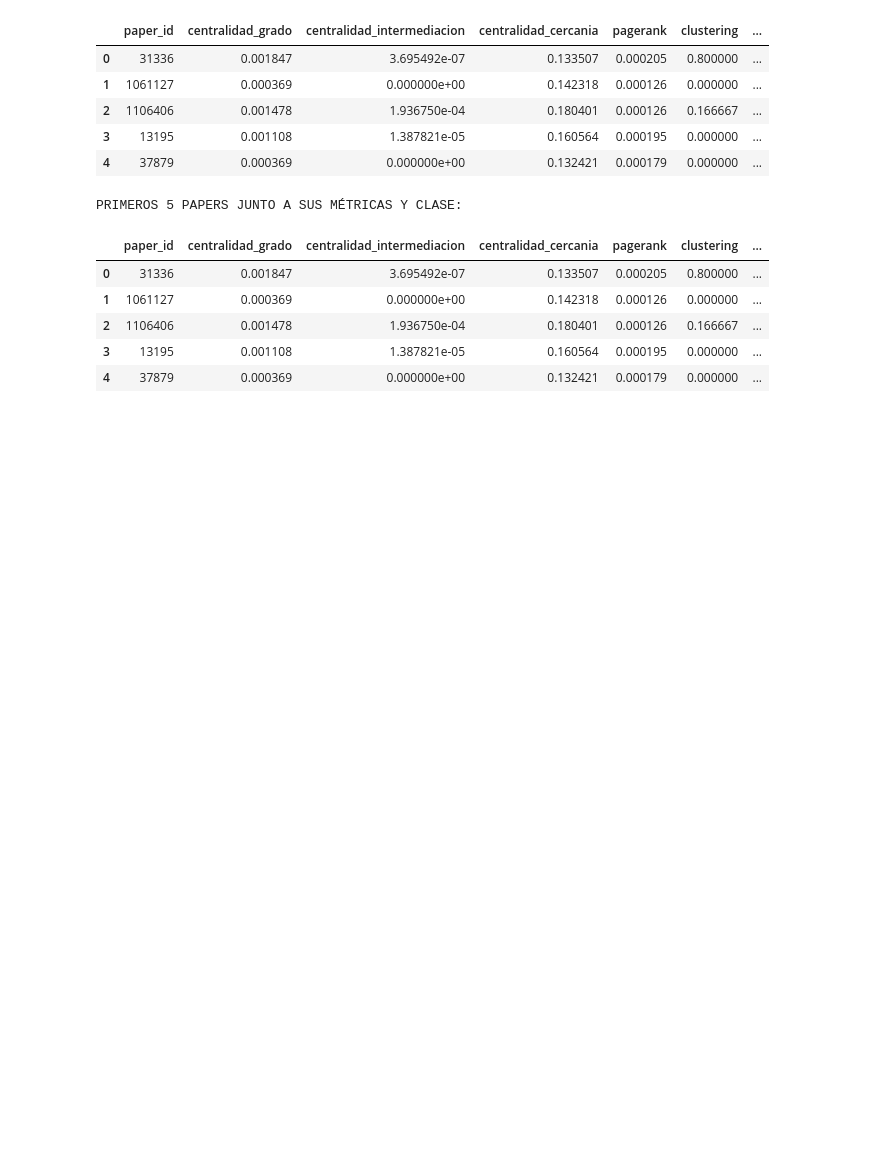
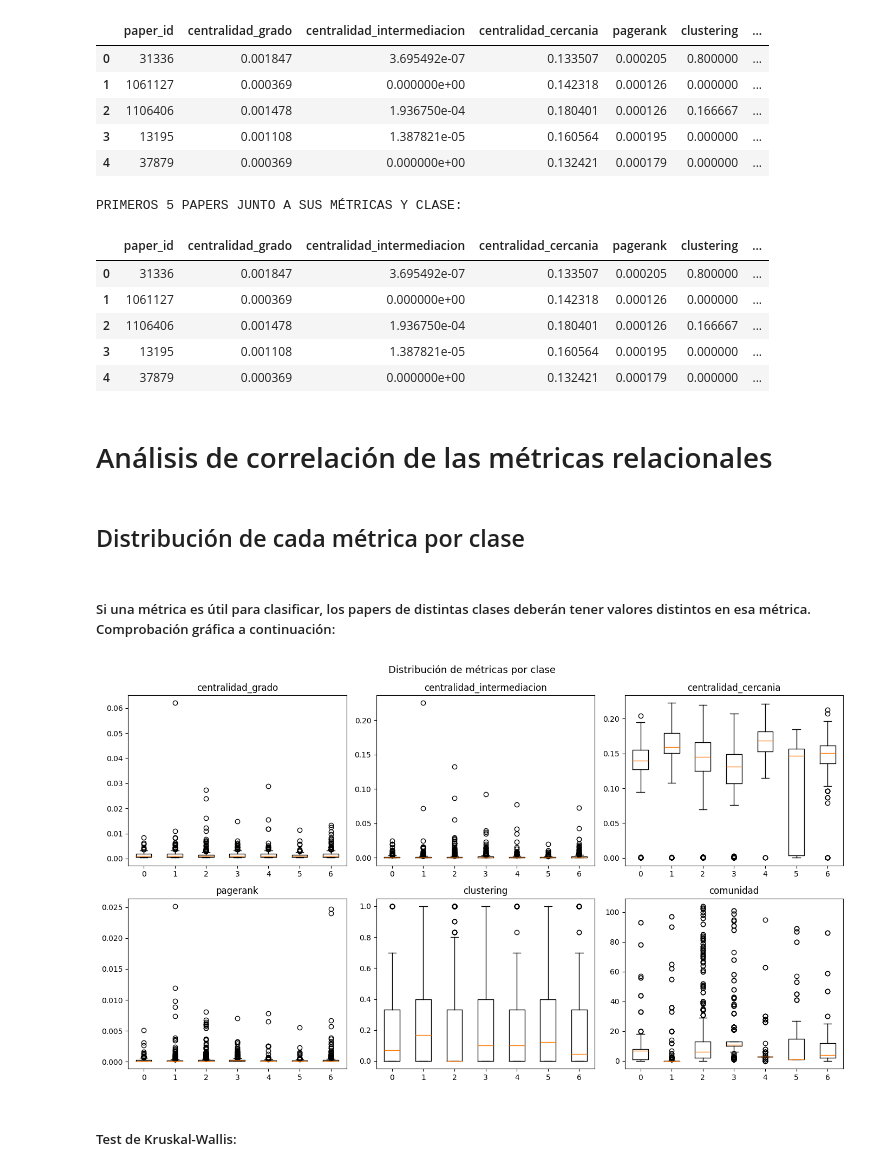
Before and after one commit to aitanavp/proyecto-ia, a Jupyter notebook: notebooks/codigo.ipynb, the cells around one changed output. Drawn from its saved outputs; the diff is of its cells as text; code cells hidden in the pictures; blank space fills up the shorter version.

Commit message:
add analysis of the usefulness of relational metrics

```diff
--- a/notebooks/codigo.ipynb
+++ b/notebooks/codigo.ipynb
@@ -209,3 +209,5 @@ PRIMEROS 5 PAPERS JUNTO A SUS MÉTRICAS Y CLASE:
 | 2 | 1106406 | 0.001478 | 1.936750e-04 | 0.180401 | 0.000126 | 0.166667 | ... |
 | 3 | 13195 | 0.001108 | 1.387821e-05 | 0.160564 | 0.000195 | 0.000000 | ... |
 | 4 | 37879 | 0.000369 | 0.000000e+00 | 0.132421 | 0.000179 | 0.000000 | ... |
+# %% [markdown]
+# Análisis de correlación de las métricas relacionales
@@ -211,0 +216,31 @@ PRIMEROS 5 PAPERS JUNTO A SUS MÉTRICAS Y CLASE:
+# %%
+metricas_relacionales = ['centralidad_grado', 'centralidad_intermediacion', 'centralidad_cercania', 'pagerank', 'clustering', 'comunidad']
+# %% [markdown]
+## Distribución de cada métrica por clase
+# %% [markdown]
+##### Si una métrica es útil para clasificar, los papers de distintas clases deberán tener valores distintos en esa métrica. Comprobación gráfica a continuación:
+# %%
+figura, graficas = plt.subplots(2, 3, figsize=(14, 8)) # 6 gráficas distribuidas en 2 filas y 3 columnas
+graficas = graficas.flatten()
+
+clases = sorted(metricas_clase['clase'].unique()) # Array ordenado de las clases codificadas : [0, 1, 2, 3, 4, 5, 6]
+
+for grafica, metrica in zip(graficas, metricas_relacionales):
+    # Array que almacena los valores de cada clase para la métrica actual
+    datos_por_clase = []
+
+    for clase in clases:
+        # Selecciona los valores de la columna metrica correspondientes a la clase actual
+        valores = metricas_clase.loc[metricas_clase['clase'] == clase, metrica].values
+        datos_por_clase.append(valores)
+
+    grafica.boxplot(datos_por_clase, tick_labels=[str(c) for c in clases])
+    grafica.set_title(metrica)
+
+plt.suptitle('Distribución de métricas por clase', fontsize=13)
+plt.tight_layout()
+plt.show()
+# %% [output]
+[figure, added]
+# %% [markdown]
+##### Test de Kruskal-Wallis:
```
Also changed, not shown: parts of 7 cells of this notebook.
